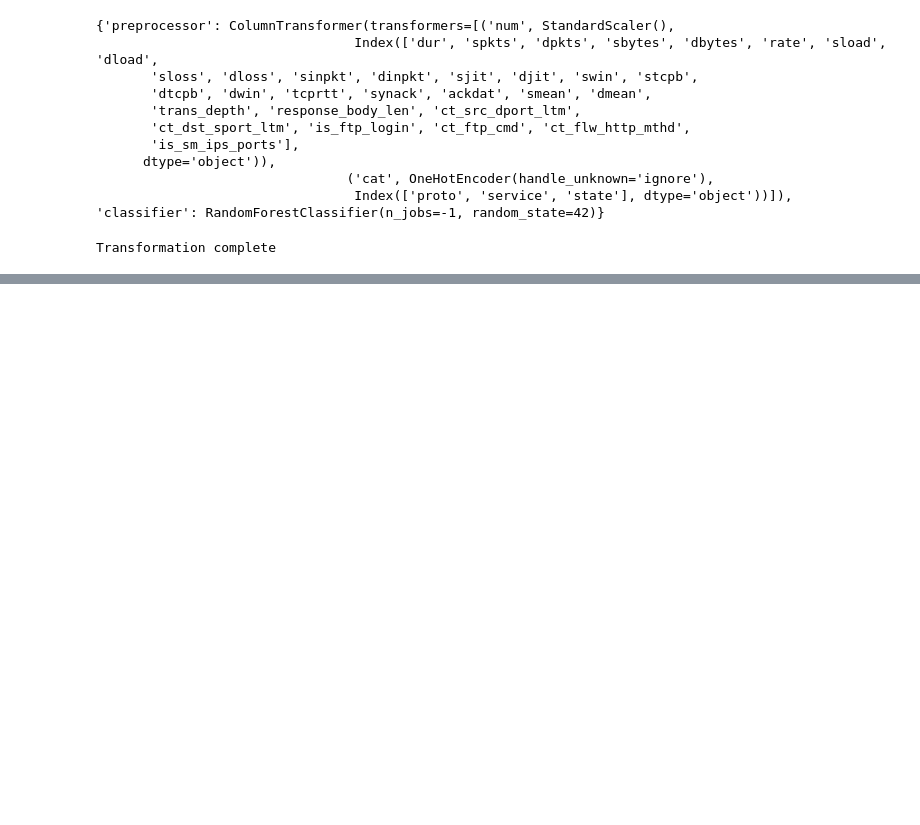
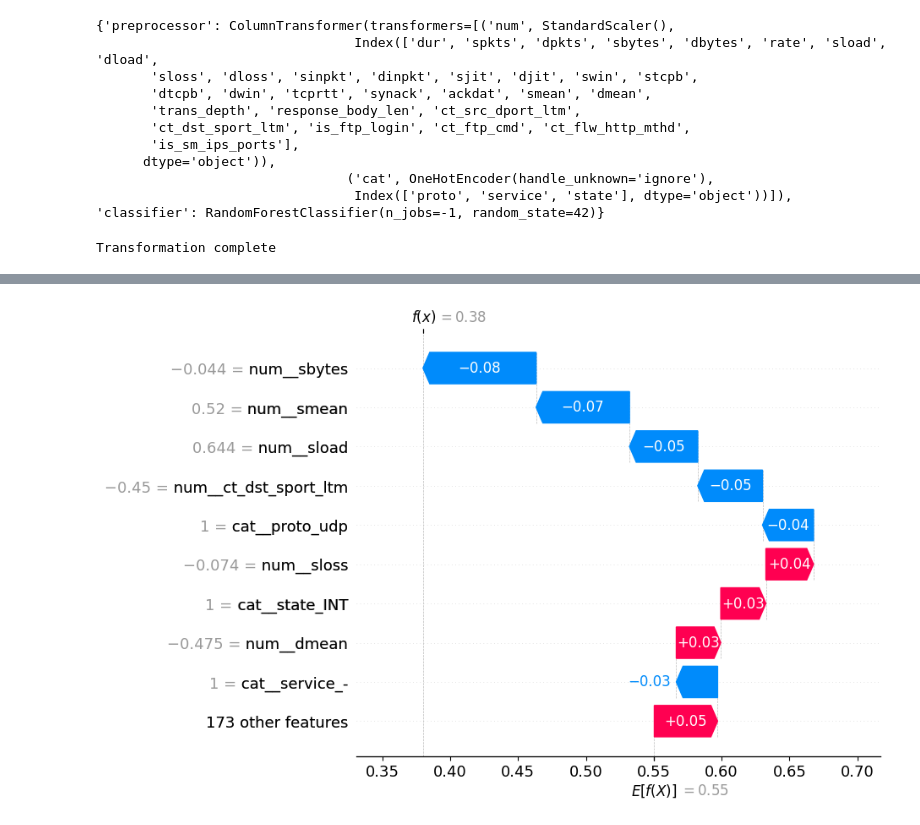
Before and after one commit to harsh27004/ai-ids, a Jupyter notebook: notebooks/preprocessing(UNSW-NB15).ipynb, the cells around one changed output, grey strips where cells are left out. Saved outputs shown, nothing was run; the diff lists cells and outputs as text; code cells hidden in the pictures; blank space fills up the shorter version.

```diff
--- a/notebooks/preprocessing(UNSW-NB15).ipynb
+++ b/notebooks/preprocessing(UNSW-NB15).ipynb
@@ -192,0 +221,11 @@ shap_values = explainer.shap_values(X_sample)
+# %%
+shap.plots.waterfall(
+    shap.Explanation(
+        values=shap_values[0, :, 1],
+        base_values=explainer.expected_value[1],
+        data=X_sample[0],
+        feature_names=feature_names
+    )
+)
+# %% [output]
+[figure, added]
```
Also changed, not shown: parts of 13 cells of this notebook, 3 other files.
